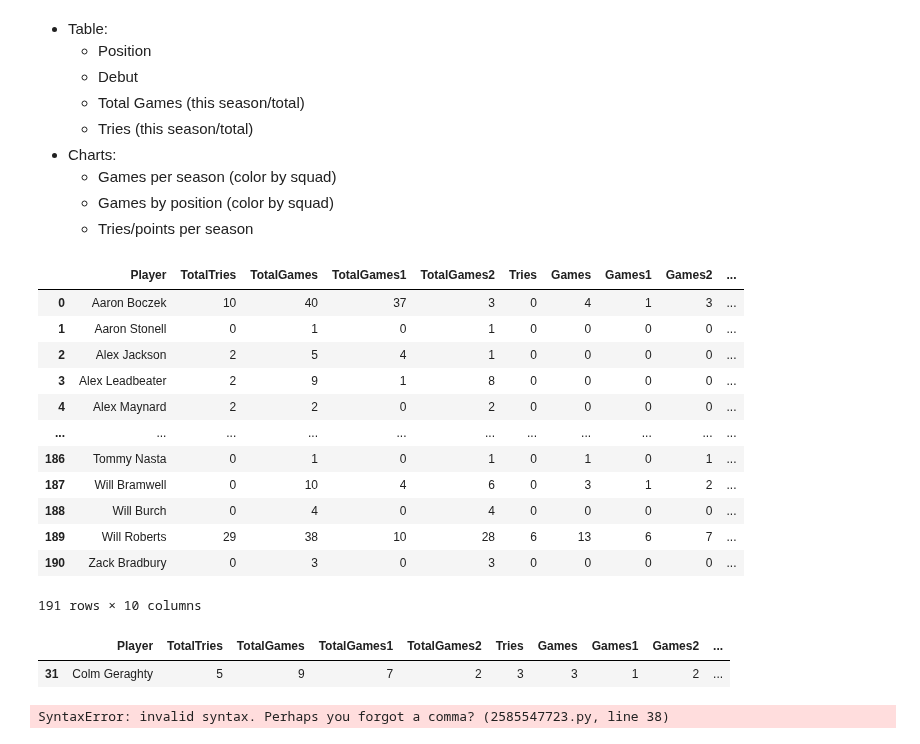
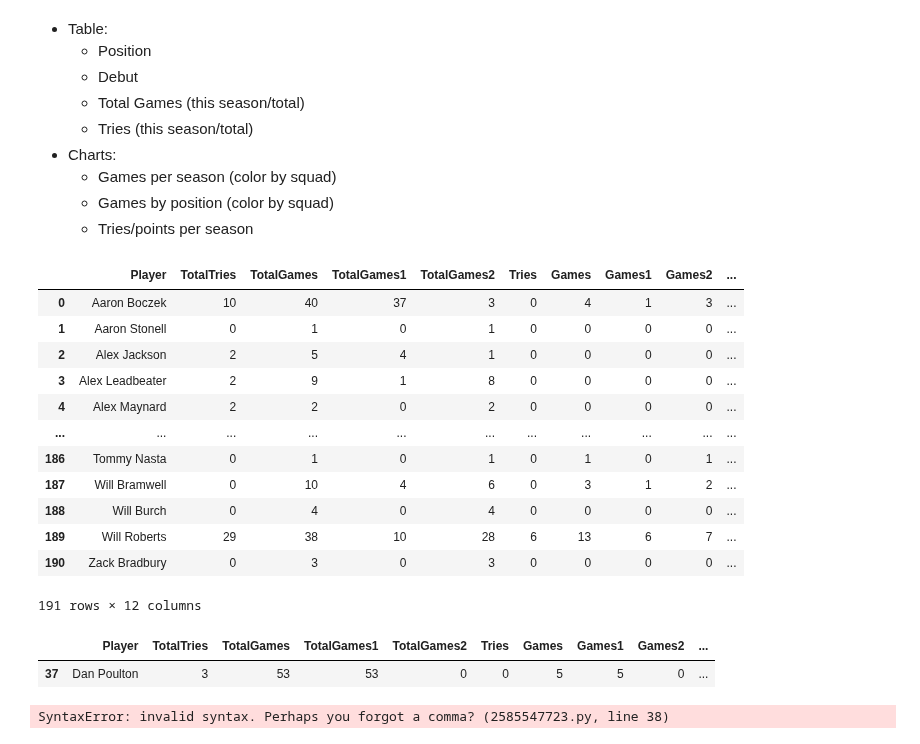
Before and after one commit to samnlindsay/egrfc-stats, a Jupyter notebook: Analysis.ipynb, the cells around one changed output. Saved outputs shown, nothing was run; the diff lists cells and outputs as text; code cells hidden in the pictures.

```diff
--- a/Analysis.ipynb
+++ b/Analysis.ipynb
@@ -162,6 +178,21 @@ def get_positions(df, by=None):
 
     return df
 
+def debuts(df):
+
+    df = df.sort_values(["Player", "Squad", "GameSort"])
+
+    debut = df.groupby(["Player","Squad"]).agg({"GameID": "first", "Season": "first"}).reset_index()
+    debut["Debut1"] = list(zip(debut["GameID"], debut["Season"]))
+    debut = debut[debut["Squad"] == "1st"].drop(columns=["Squad", "GameID", "Season"])
+
+
+    first_season = df.groupby("Player").agg({"Season": "min"}).reset_index()
+    first_season = first_season.rename(columns={"Season": "FirstSeason"})
+
+    debuts = first_season.merge(debut, on="Player", how="left")
+
+    return debuts
 
 def players_table_data():
 
@@ -179,10 +210,13 @@ def players_table_data():
         "Games2": "TotalGames2"
     })
 
+    debuts_df = debuts(players_df)
+
     df = (
         df_total
         .merge(df_current, on="Player", how="left").fillna(0)
         .merge(positions, on="Player", how="left")
+        .merge(debuts_df, on="Player", how="left")
         .astype({"Tries": "int", "Games": "int", "Games1": "int", "Games2": "int"})
     )
 
@@ -205,13 +239,12 @@ df
 | 188 | Will Burch | 0 | 4 | 0 | 4 | 0 | 0 | 0 | 0 | ... |
 | 189 | Will Roberts | 29 | 38 | 10 | 28 | 6 | 13 | 6 | 7 | ... |
 | 190 | Zack Bradbury | 0 | 3 | 0 | 3 | 0 | 0 | 0 | 0 | ... |
-191 rows × 10 columns
+191 rows × 12 columns
-# %%
-df[df["Player"] == "Colm Geraghty"]
-# get_positions(players_df)[get_positions(players_df)["Player"] == "Colm Geraghty"]
-# %% [output]
-|  | Player | TotalTries | TotalGames | TotalGames1 | TotalGames2 | Tries | Games | Games1 | Games2 | ... |
-| 31 | Colm Geraghty | 5 | 9 | 7 | 2 | 3 | 3 | 1 | 2 | ... |
+# %%
+df[df["Player"] == "Dan Poulton"]
+# %% [output]
+|  | Player | TotalTries | TotalGames | TotalGames1 | TotalGames2 | Tries | Games | Games1 | Games2 | ... |
+| 37 | Dan Poulton | 3 | 53 | 53 | 0 | 0 | 5 | 5 | 0 | ... |
 # %%
 p = "Dan Billin"
 
```
Also changed, not shown: parts of 1 cell of this notebook, 5 other files.
